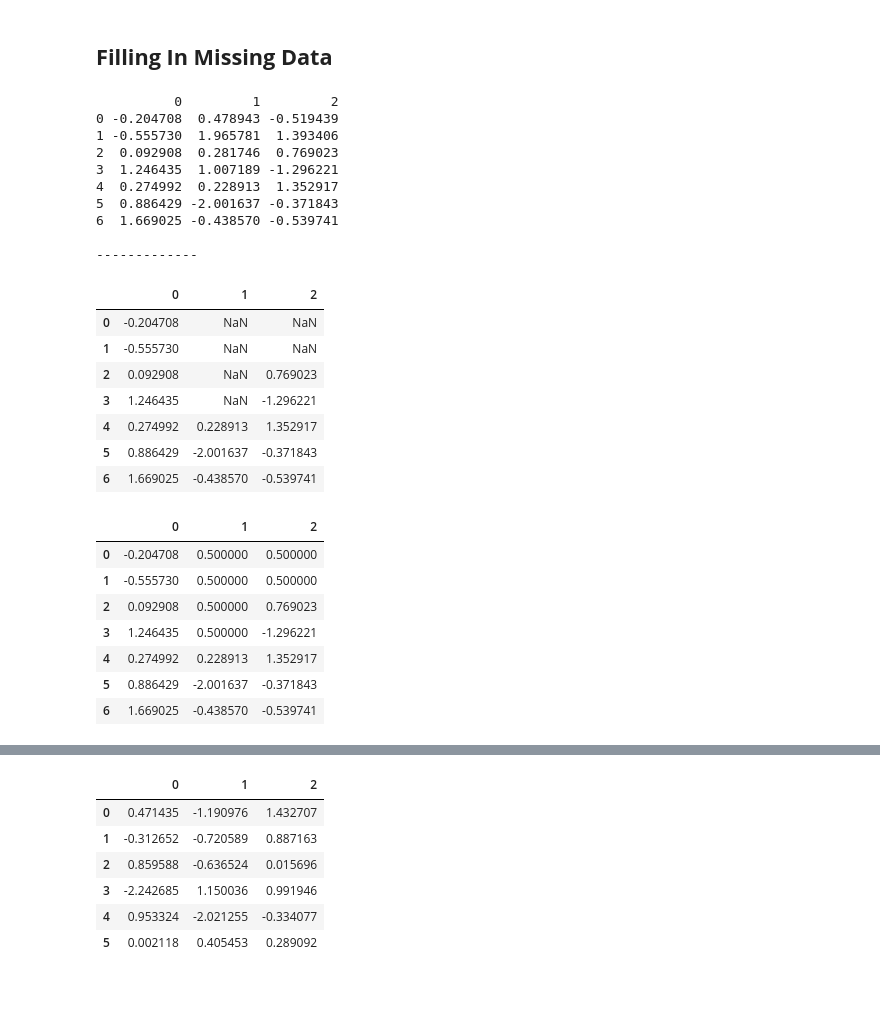
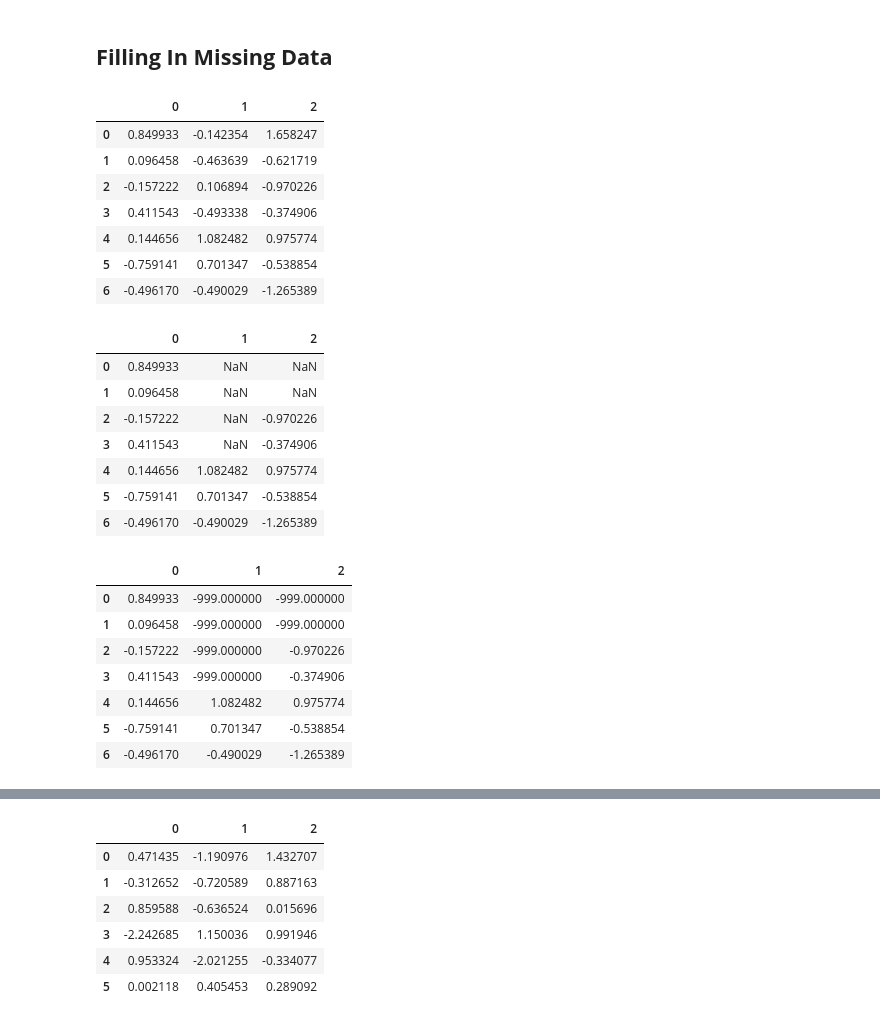
Before and after one commit to Kamarul891212/STQD6014_Data_Science_P132829, a Jupyter notebook: P132929_Week10_DataWrangling_20231213_WC.ipynb, the cells around one changed output, grey strips where cells are left out. Drawn from its saved outputs; the diff is of its cells as text; code cells hidden in the pictures; blank space fills up the shorter version.

```diff
--- a/P132929_Week10_DataWrangling_20231213_WC.ipynb
+++ b/P132929_Week10_DataWrangling_20231213_WC.ipynb
@@ -16,36 +16,47 @@ import numpy as np
 # %%
 # Create a mock data
 # Set a seed for reproducibility
+np.random.seed(1312)
+df = pd.DataFrame(np.random.standard_normal((7, 3)))
+df
 # %% [output]
-          0         1         2
-0 -0.204708  0.478943 -0.519439
-1 -0.555730  1.965781  1.393406
-2  0.092908  0.281746  0.769023
-3  1.246435  1.007189 -1.296221
-4  0.274992  0.228913  1.352917
-5  0.886429 -2.001637 -0.371843
-6  1.669025 -0.438570 -0.539741
-
--------------
 |  | 0 | 1 | 2 |
-| 0 | -0.204708 | NaN | NaN |
-| 1 | -0.555730 | NaN | NaN |
-| 2 | 0.092908 | NaN | 0.769023 |
-| 3 | 1.246435 | NaN | -1.296221 |
-| 4 | 0.274992 | 0.228913 | 1.352917 |
-| 5 | 0.886429 | -2.001637 | -0.371843 |
-| 6 | 1.669025 | -0.438570 | -0.539741 |
+| 0 | 0.849933 | -0.142354 | 1.658247 |
+| 1 | 0.096458 | -0.463639 | -0.621719 |
+| 2 | -0.157222 | 0.106894 | -0.970226 |
+| 3 | 0.411543 | -0.493338 | -0.374906 |
+| 4 | 0.144656 | 1.082482 | 0.975774 |
+| 5 | -0.759141 | 0.701347 | -0.538854 |
+| 6 | -0.496170 | -0.490029 | -1.265389 |
+# %%
+# Randomly add in missing data
+# iloc to edit the value
+df.iloc[:4, 1] = np.nan
+df.iloc[:2, 2] = np.nan
+df
+# %% [output]
+|  | 0 | 1 | 2 |
+| 0 | 0.849933 | NaN | NaN |
+| 1 | 0.096458 | NaN | NaN |
+| 2 | -0.157222 | NaN | -0.970226 |
+| 3 | 0.411543 | NaN | -0.374906 |
+| 4 | 0.144656 | 1.082482 | 0.975774 |
+| 5 | -0.759141 | 0.701347 | -0.538854 |
+| 6 | -0.496170 | -0.490029 | -1.265389 |
 # %%
 # Filling the NaN with a constant
+# Sentinel data
+# changes happens only by display
+df.fillna(-999)
 # %% [output]
 |  | 0 | 1 | 2 |
-| 0 | -0.204708 | 0.500000 | 0.500000 |
-| 1 | -0.555730 | 0.500000 | 0.500000 |
-| 2 | 0.092908 | 0.500000 | 0.769023 |
-| 3 | 1.246435 | 0.500000 | -1.296221 |
-| 4 | 0.274992 | 0.228913 | 1.352917 |
-| 5 | 0.886429 | -2.001637 | -0.371843 |
-| 6 | 1.669025 | -0.438570 | -0.539741 |
+| 0 | 0.849933 | -999.000000 | -999.000000 |
+| 1 | 0.096458 | -999.000000 | -999.000000 |
+| 2 | -0.157222 | -999.000000 | -0.970226 |
+| 3 | 0.411543 | -999.000000 | -0.374906 |
+| 4 | 0.144656 | 1.082482 | 0.975774 |
+| 5 | -0.759141 | 0.701347 | -0.538854 |
+| 6 | -0.496170 | -0.490029 | -1.265389 |
 # %%
 # Display the df output
 # Notice that df is still intact
```
Also changed, not shown: parts of 12 cells of this notebook.
